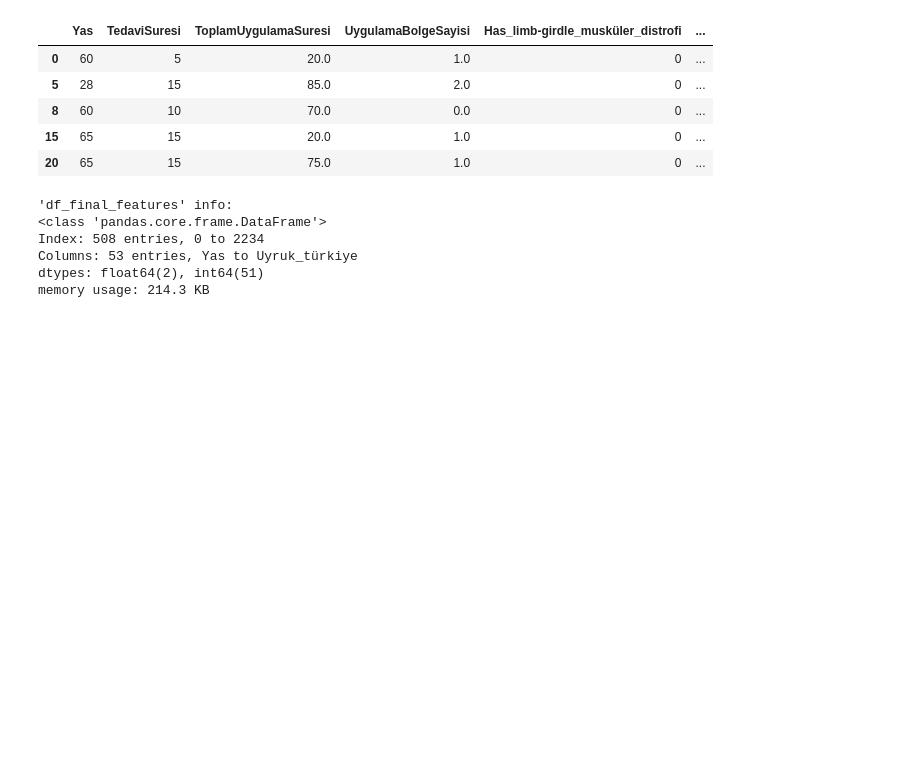
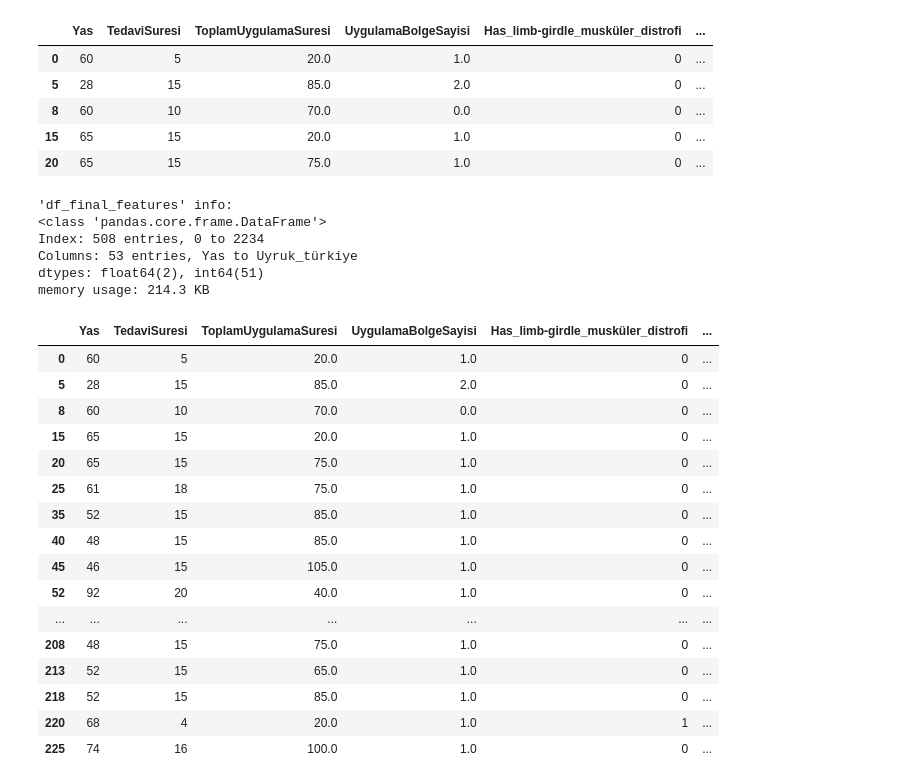
Before and after one commit to BerivanAyaz/Pusula_Berivan_Ayaz, a Jupyter notebook: Pusula_Case_Study.ipynb, the cells around one changed output. Drawn from its saved outputs; the diff is of its cells as text; code cells hidden in the pictures; blank space fills up the shorter version.

Commit message:
Final Model-Ready Dataframe

```diff
--- a/Pusula_Case_Study.ipynb
+++ b/Pusula_Case_Study.ipynb
@@ -1149,3 +1149,23 @@ Index: 508 entries, 0 to 2234
 Columns: 53 entries, Yas to Uyruk_türkiye
 dtypes: float64(2), int64(51)
 memory usage: 214.3 KB
+# %%
+display(df_final_features.head(50))
+# %% [output]
+|  | Yas | TedaviSuresi | ToplamUygulamaSuresi | UygulamaBolgeSayisi | Has_limb-girdle_musküler_distrofi | ... |
+| 0 | 60 | 5 | 20.0 | 1.0 | 0 | ... |
+| 5 | 28 | 15 | 85.0 | 2.0 | 0 | ... |
+| 8 | 60 | 10 | 70.0 | 0.0 | 0 | ... |
+| 15 | 65 | 15 | 20.0 | 1.0 | 0 | ... |
+| 20 | 65 | 15 | 75.0 | 1.0 | 0 | ... |
+| 25 | 61 | 18 | 75.0 | 1.0 | 0 | ... |
+| 35 | 52 | 15 | 85.0 | 1.0 | 0 | ... |
+| 40 | 48 | 15 | 85.0 | 1.0 | 0 | ... |
+| 45 | 46 | 15 | 105.0 | 1.0 | 0 | ... |
+| 52 | 92 | 20 | 40.0 | 1.0 | 0 | ... |
+| ... | ... | ... | ... | ... | ... | ... |
+| 208 | 48 | 15 | 75.0 | 1.0 | 0 | ... |
+| 213 | 52 | 15 | 65.0 | 1.0 | 0 | ... |
+| 218 | 52 | 15 | 85.0 | 1.0 | 0 | ... |
+| 220 | 68 | 4 | 20.0 | 1.0 | 1 | ... |
+| 225 | 74 | 16 | 100.0 | 1.0 | 0 | ... |
```
Also changed, not shown: parts of 2 cells of this notebook.
